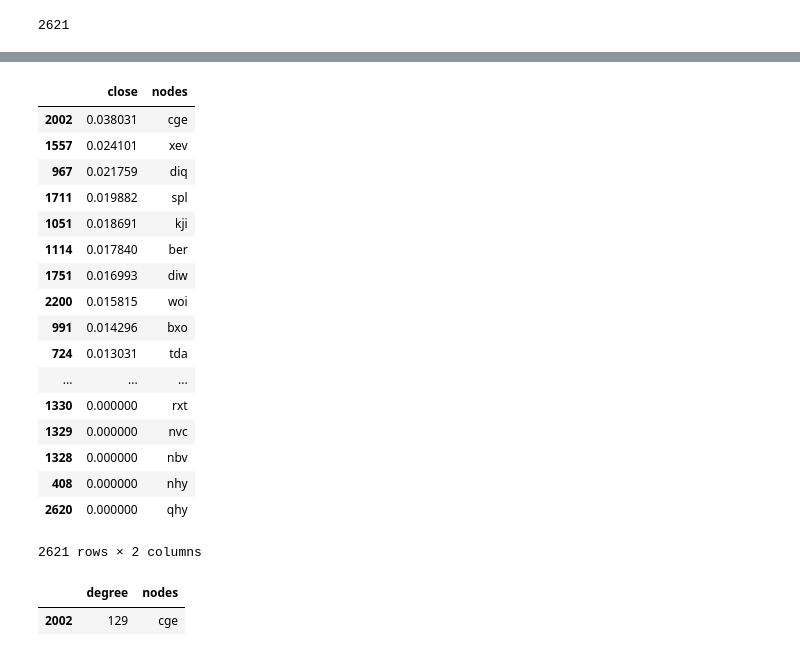
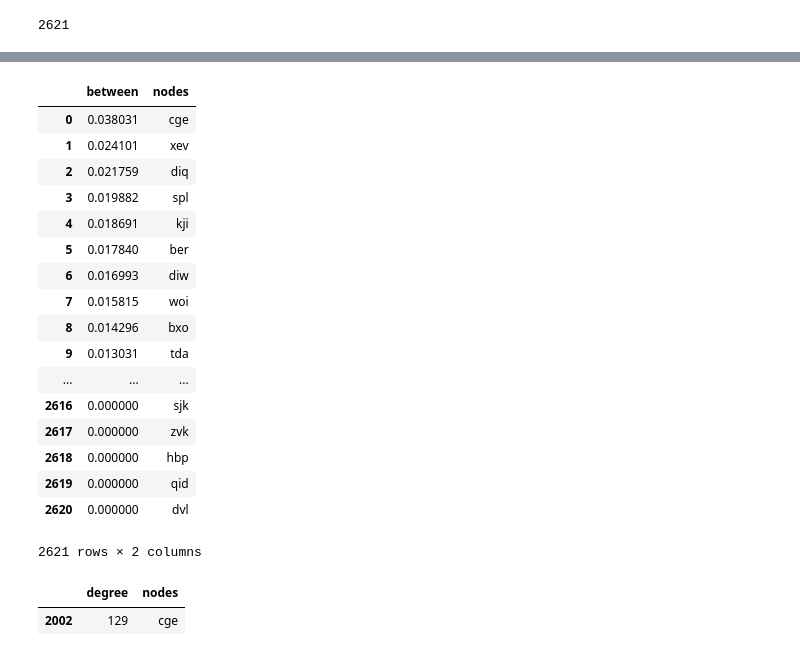
Before and after one commit to MiyainNYC/Graph-Thinking, a Jupyter notebook: dynamics.ipynb, the cells around one changed output, grey strips where cells are left out. Drawn from its saved outputs; the diff is of its cells as text; code cells hidden in the pictures.

```diff
--- a/dynamics.ipynb
+++ b/dynamics.ipynb
@@ -28,8 +28,7 @@ import pandas as pd
 import matplotlib.pyplot as plt
 %matplotlib inline
 data = pd.read_csv('repositories_refined.csv',parse_dates=['Month, Day, Year of Date'])
-#data = data[data['Coding Effort']!=0]
-data.columns = ['Worker ID','Repository ID','Coding Effort','Month, Day, Year of Date']
+#data = data[data['Coding Effort']data.columns = ['Worker ID','Repository ID','Coding Effort','Month, Day, Year of Date']!=0]
 # %%
 len(data)
 # %% [output]
@@ -89,4 +151,4 @@ sorted(nx.degree(W).items(), key=operator.itemgetter(1),reverse = True)
 # %%
 close_df = pd.DataFrame({'nodes':list(nx.closeness_centrality(W).keys()),'close':list(nx.closeness_centrality(W).values())})
 # %%
-betweenness_df = pd.DataFrame({'nodes':list(nx.betweenness_centrality(W).keys()),'close':list(nx.betweenness_centrality(W).values())})
+betweenness_df = pd.DataFrame({'nodes':list(nx.betweenness_centrality(W).keys()),'between':list(nx.betweenness_centrality(W).values())})
@@ -93,23 +191,23 @@ betweenness_df = pd.DataFrame({'nodes':list(nx.betweenness_centrality(W).keys())
 # %%
-betweenness_df.sort_values(by = 'close',ascending = False)
+betweenness_df.sort_values(by = 'between',ascending = False).reset_index(drop=True)
 # %% [output]
-|  | close | nodes |
-| 2002 | 0.038031 | cge |
-| 1557 | 0.024101 | xev |
-| 967 | 0.021759 | diq |
-| 1711 | 0.019882 | spl |
-| 1051 | 0.018691 | kji |
-| 1114 | 0.017840 | ber |
-| 1751 | 0.016993 | diw |
-| 2200 | 0.015815 | woi |
-| 991 | 0.014296 | bxo |
-| 724 | 0.013031 | tda |
+|  | between | nodes |
+| 0 | 0.038031 | cge |
+| 1 | 0.024101 | xev |
+| 2 | 0.021759 | diq |
+| 3 | 0.019882 | spl |
+| 4 | 0.018691 | kji |
+| 5 | 0.017840 | ber |
+| 6 | 0.016993 | diw |
+| 7 | 0.015815 | woi |
+| 8 | 0.014296 | bxo |
+| 9 | 0.013031 | tda |
 | ... | ... | ... |
-| 1330 | 0.000000 | rxt |
-| 1329 | 0.000000 | nvc |
-| 1328 | 0.000000 | nbv |
-| 408 | 0.000000 | nhy |
-| 2620 | 0.000000 | qhy |
+| 2616 | 0.000000 | sjk |
+| 2617 | 0.000000 | zvk |
+| 2618 | 0.000000 | hbp |
+| 2619 | 0.000000 | qid |
+| 2620 | 0.000000 | dvl |
 2621 rows × 2 columns
 # %%
 degree_df[degree_df['nodes']=='cge']
```
Also changed, not shown: parts of 20 cells of this notebook.
